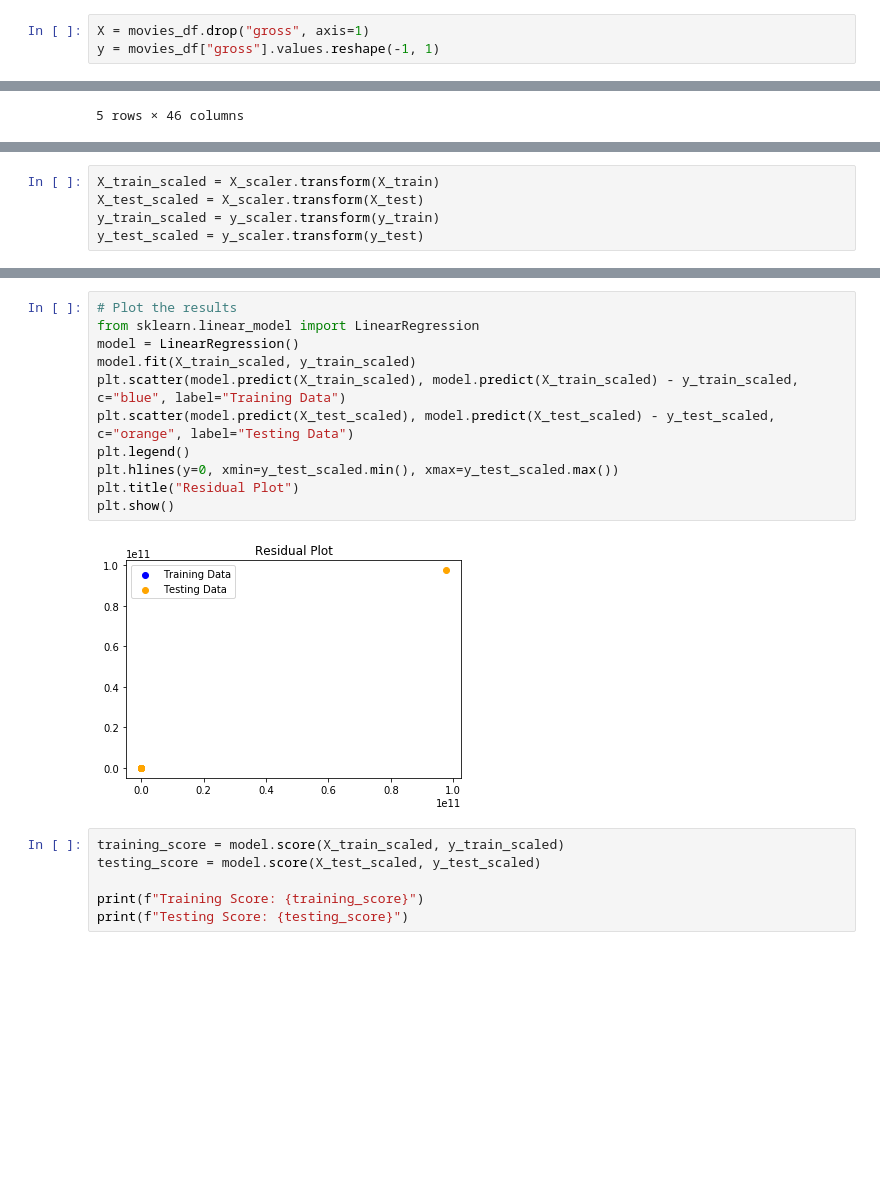
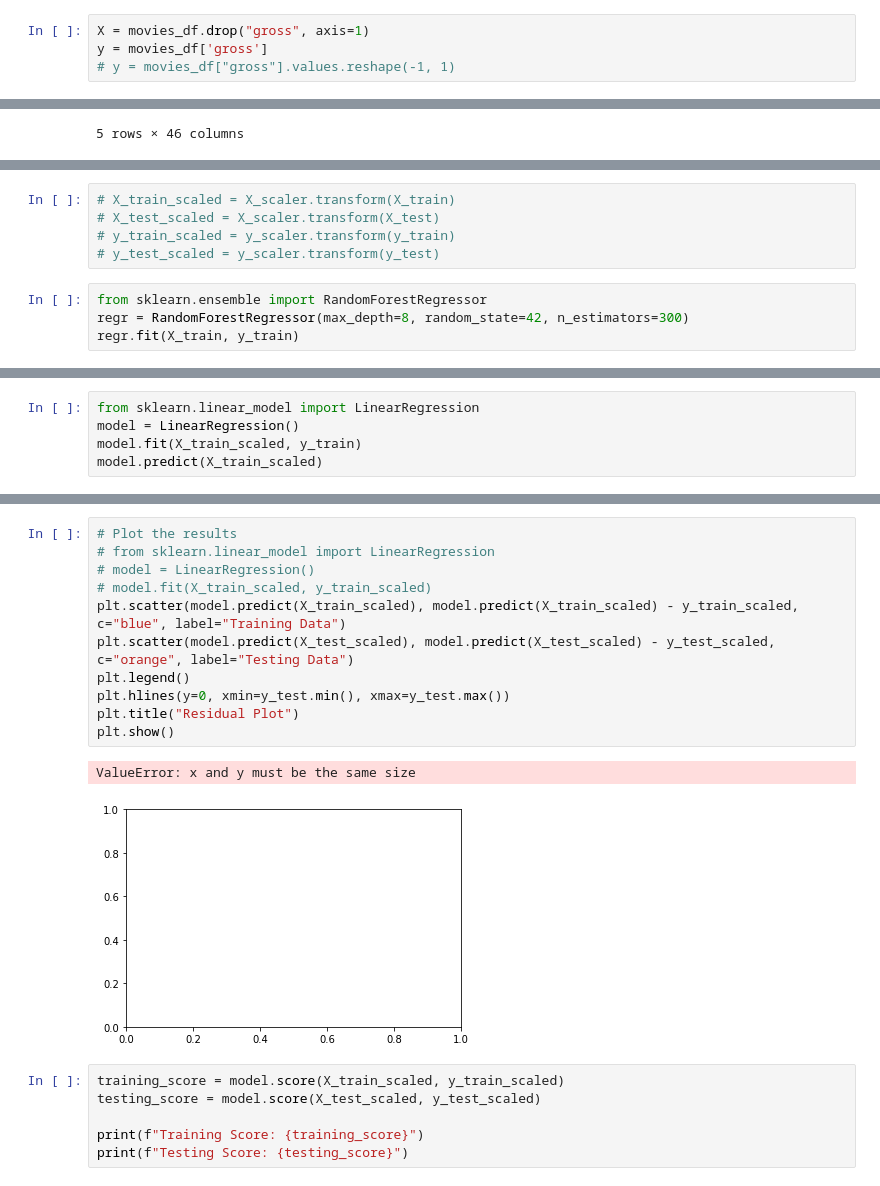
Before and after one commit to czwong/Movie_Machine_Learning, a Jupyter notebook: ML/new_ML.ipynb, the cells around one changed output, grey strips where cells are left out. Cells and saved outputs as stored; diff of their text form; blank space fills up the shorter version.

```diff
--- a/ML/new_ML.ipynb
+++ b/ML/new_ML.ipynb
@@ -65,7 +65,8 @@ Index(['Action', 'Adventure', 'Animation', 'Biography', 'Comedy', 'Crime',
       dtype='object')
 # %%
 X = movies_df.drop("gross", axis=1)
-y = movies_df["gross"].values.reshape(-1, 1)
+y = movies_df['gross']
+# y = movies_df["gross"].values.reshape(-1, 1)
 # %%
 data = X.copy()
 
@@ -107,5 +108,9 @@ y_scaler = MinMaxScaler().fit(y_train)
 # %%
-X_train_scaled = X_scaler.transform(X_train)
-X_test_scaled = X_scaler.transform(X_test)
-y_train_scaled = y_scaler.transform(y_train)
-y_test_scaled = y_scaler.transform(y_test)
+# X_train_scaled = X_scaler.transform(X_train)
+# X_test_scaled = X_scaler.transform(X_test)
+# y_train_scaled = y_scaler.transform(y_train)
+# y_test_scaled = y_scaler.transform(y_test)
+# %%
+from sklearn.ensemble import RandomForestRegressor
+regr = RandomForestRegressor(max_depth=8, random_state=42, n_estimators=300)
+regr.fit(X_train, y_train)
@@ -111,0 +125,5 @@ y_test_scaled = y_scaler.transform(y_test)
+# %%
+from sklearn.linear_model import LinearRegression
+model = LinearRegression()
+model.fit(X_train_scaled, y_train)
+model.predict(X_train_scaled)
@@ -112,16 +162,17 @@ y_test_scaled = y_scaler.transform(y_test)
 # %%
 # Plot the results
-from sklearn.linear_model import LinearRegression
-model = LinearRegression()
-model.fit(X_train_scaled, y_train_scaled)
+# from sklearn.linear_model import LinearRegression
+# model = LinearRegression()
+# model.fit(X_train_scaled, y_train_scaled)
 plt.scatter(model.predict(X_train_scaled), model.predict(X_train_scaled) - y_train_scaled, c="blue", label="Training Data")
 plt.scatter(model.predict(X_test_scaled), model.predict(X_test_scaled) - y_test_scaled, c="orange", label="Testing Data")
 plt.legend()
-plt.hlines(y=0, xmin=y_test_scaled.min(), xmax=y_test_scaled.max())
+plt.hlines(y=0, xmin=y_test.min(), xmax=y_test.max())
 plt.title("Residual Plot")
 plt.show()
 # %% [output]
+ValueError: x and y must be the same size
-[figure, old version]
+[figure, new version]
 # %%
 training_score = model.score(X_train_scaled, y_train_scaled)
 testing_score = model.score(X_test_scaled, y_test_scaled)
```
Also changed, not shown: parts of 5 cells of this notebook, 9 other files.
